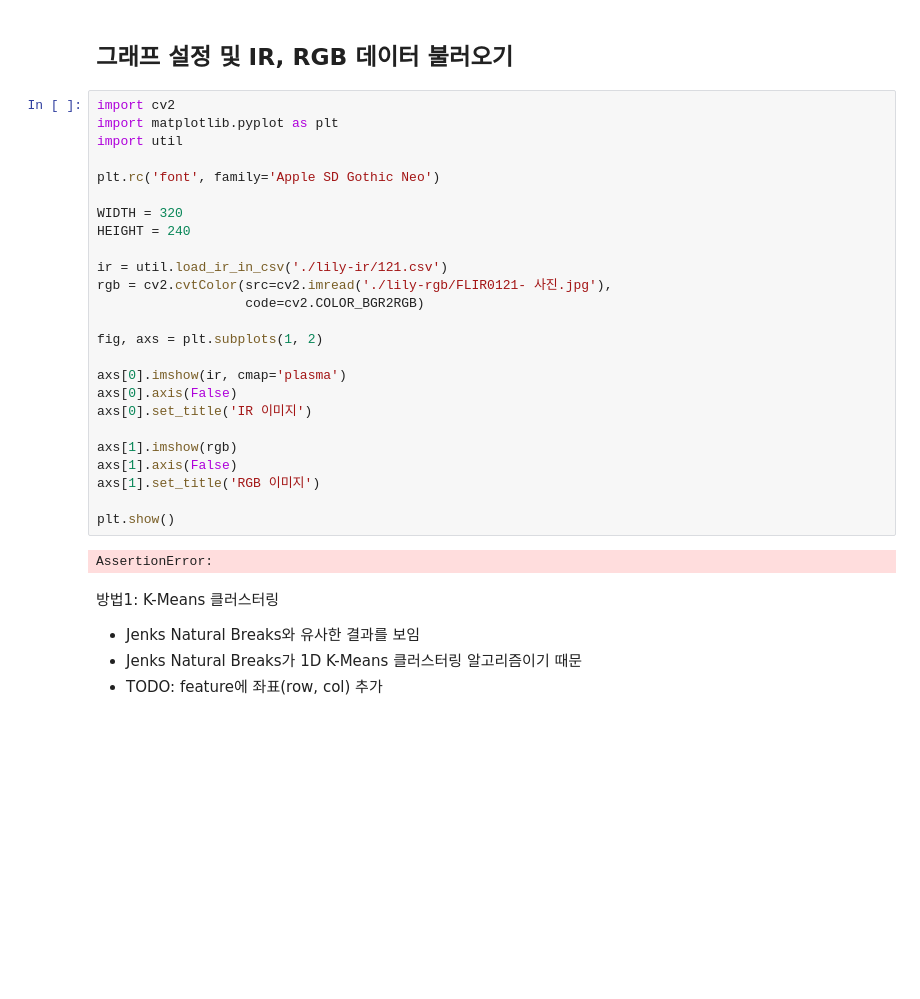
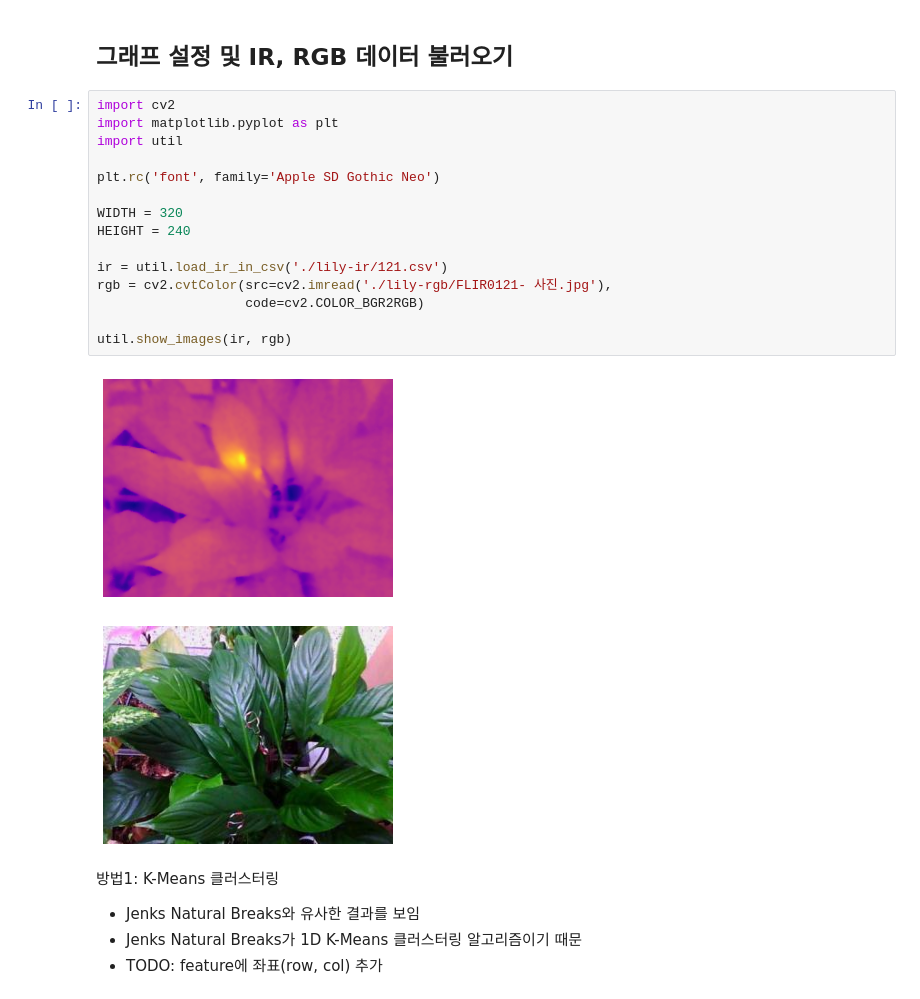
Before and after one commit to plming/infrared-leaf-segmentation, a Jupyter notebook: demo_lily.ipynb, the cells around one changed output. Cells and saved outputs as stored; diff of their text form; blank space fills up the shorter version.

Commit message:
fix wrong assertion and convention violence

```diff
--- a/demo_lily.ipynb
+++ b/demo_lily.ipynb
@@ -3,30 +3,21 @@
 # %%
 import cv2
 import matplotlib.pyplot as plt
 import util
 
 plt.rc('font', family='Apple SD Gothic Neo')
 
 WIDTH = 320
 HEIGHT = 240
 
 ir = util.load_ir_in_csv('./lily-ir/121.csv')
 rgb = cv2.cvtColor(src=cv2.imread('./lily-rgb/FLIR0121- 사진.jpg'),
                    code=cv2.COLOR_BGR2RGB)
 
-fig, axs = plt.subplots(1, 2)
-
-axs[0].imshow(ir, cmap='plasma')
-axs[0].axis(False)
-axs[0].set_title('IR 이미지')
-
-axs[1].imshow(rgb)
-axs[1].axis(False)
-axs[1].set_title('RGB 이미지')
-
-plt.show()
+util.show_images(ir, rgb)
 # %% [output]
-AssertionError:
+[figure, added]
+[figure, added]
 # %% [markdown]
 방법1: K-Means 클러스터링
 * Jenks Natural Breaks와 유사한 결과를 보임
```
Also changed, not shown: parts of 4 cells of this notebook, 2 other files.
